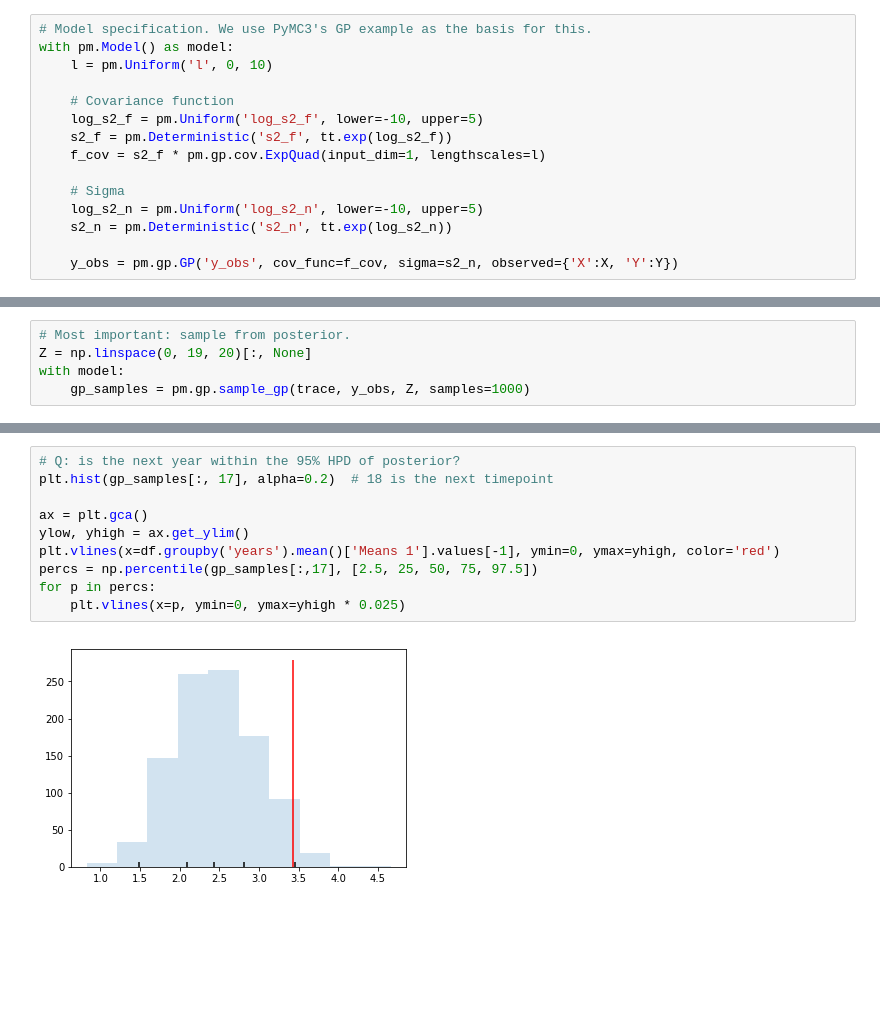
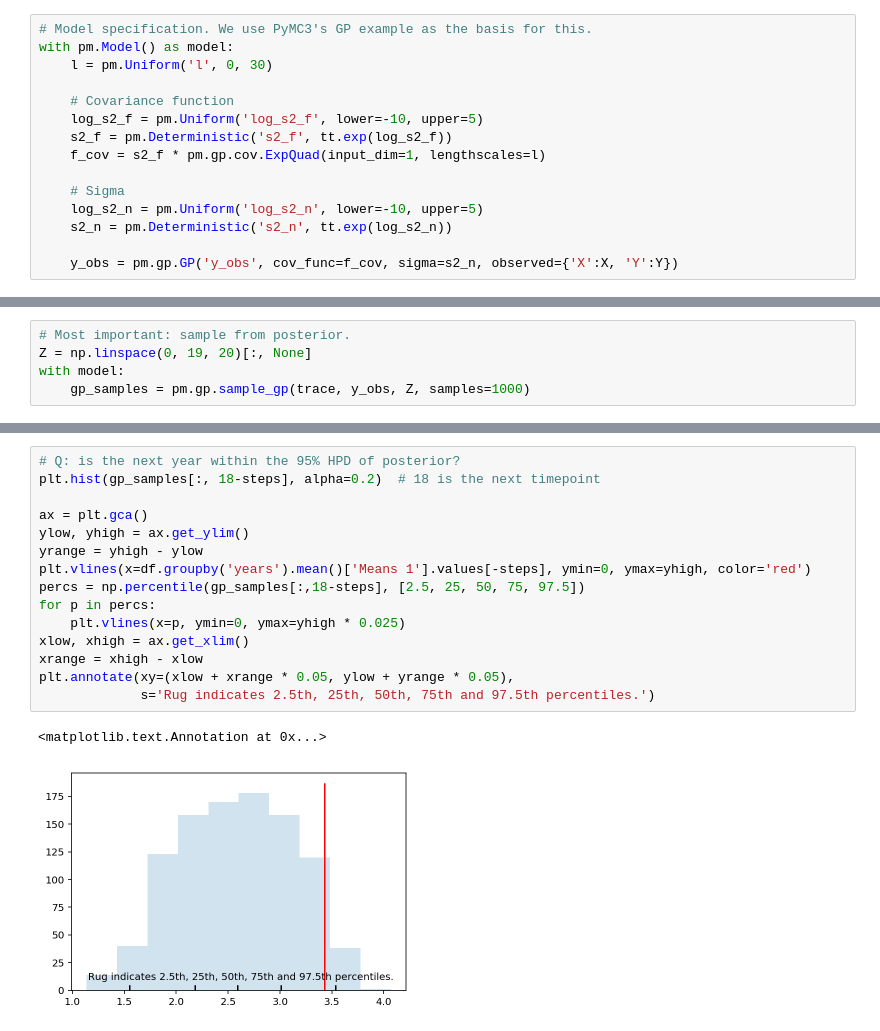
Before and after one commit to ericmjl/autoencoders, a Jupyter notebook: gaussian-process-regression.ipynb, the cells around one changed output, grey strips where cells are left out. Drawn from its saved outputs; the diff is of its cells as text; blank space fills up the shorter version.

```diff
--- a/gaussian-process-regression.ipynb
+++ b/gaussian-process-regression.ipynb
@@ -73,7 +77,7 @@ X.shape, Y.shape
 # %%
 # Model specification. We use PyMC3's GP example as the basis for this.
 with pm.Model() as model:
-    l = pm.Uniform('l', 0, 10)
+    l = pm.Uniform('l', 0, 30)
 
     # Covariance function
     log_s2_f = pm.Uniform('log_s2_f', lower=-10, upper=5)
@@ -126,12 +135,18 @@ Is the next year's value within the 95% HPD of the posterior?
 # %%
 # Q: is the next year within the 95% HPD of posterior?
-plt.hist(gp_samples[:, 17], alpha=0.2)  # 18 is the next timepoint
+plt.hist(gp_samples[:, 18-steps], alpha=0.2)  # 18 is the next timepoint
 
 ax = plt.gca()
 ylow, yhigh = ax.get_ylim()
-plt.vlines(x=df.groupby('years').mean()['Means 1'].values[-1], ymin=0, ymax=yhigh, color='red')
-percs = np.percentile(gp_samples[:,17], [2.5, 25, 50, 75, 97.5])
+yrange = yhigh - ylow
+plt.vlines(x=df.groupby('years').mean()['Means 1'].values[-steps], ymin=0, ymax=yhigh, color='red')
+percs = np.percentile(gp_samples[:,18-steps], [2.5, 25, 50, 75, 97.5])
 for p in percs:
     plt.vlines(x=p, ymin=0, ymax=yhigh * 0.025)
+xlow, xhigh = ax.get_xlim()
+xrange = xhigh - xlow
+plt.annotate(xy=(xlow + xrange * 0.05, ylow + yrange * 0.05),
+             s='Rug indicates 2.5th, 25th, 50th, 75th and 97.5th percentiles.')
 # %% [output]
+<matplotlib.text.Annotation at 0x...>
-[figure, old version]
+[figure, new version]
```
Also changed, not shown: parts of 12 cells of this notebook, 1 other file.
